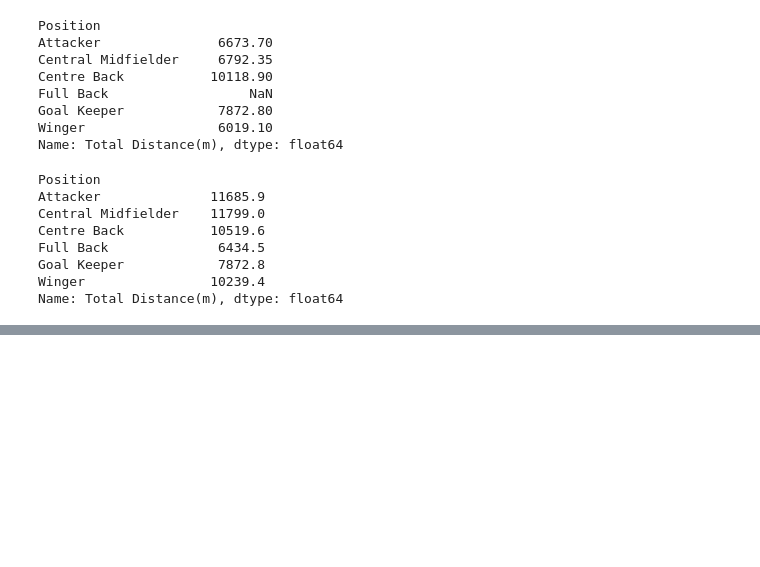
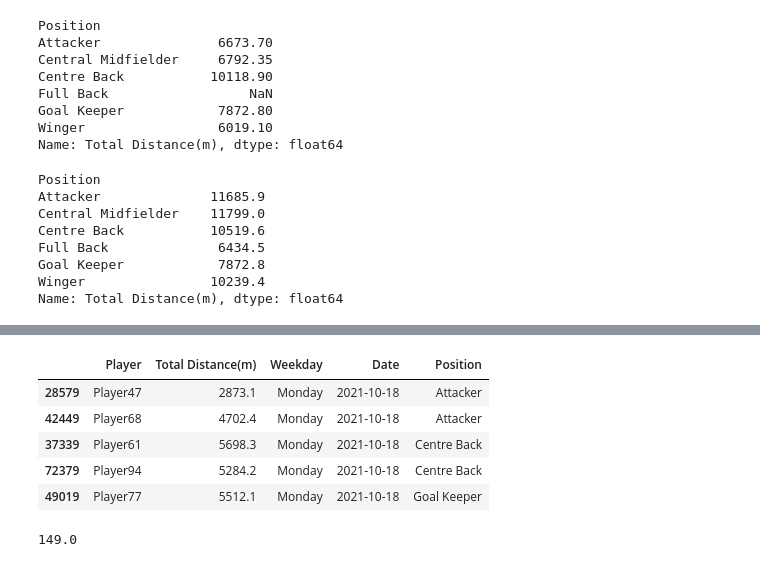
Before and after one commit to typewind/phylix, a Jupyter notebook: processed_explore.ipynb, the cells around one changed output, grey strips where cells are left out. Drawn from its saved outputs; the diff is of its cells as text; code cells hidden in the pictures; blank space fills up the shorter version.

```diff
--- a/processed_explore.ipynb
+++ b/processed_explore.ipynb
@@ -418,0 +439,13 @@ Name: Total Distance(m), dtype: float64
+# %%
+filtered_df_week[["Player", "Total Distance(m)", "Weekday", "Date", "Position"]].head()
+# %% [output]
+|  | Player | Total Distance(m) | Weekday | Date | Position |
+| 28579 | Player47 | 2873.1 | Monday | 2021-10-18 | Attacker |
+| 42449 | Player68 | 4702.4 | Monday | 2021-10-18 | Attacker |
+| 37339 | Player61 | 5698.3 | Monday | 2021-10-18 | Centre Back |
+| 72379 | Player94 | 5284.2 | Monday | 2021-10-18 | Centre Back |
+| 49019 | Player77 | 5512.1 | Monday | 2021-10-18 | Goal Keeper |
+# %%
+filtered_df_week.groupby("Weekday")["Duration"].max().max()
+# %% [output]
+149.0
```
Also changed, not shown: parts of 8 cells of this notebook, 7 other files.
